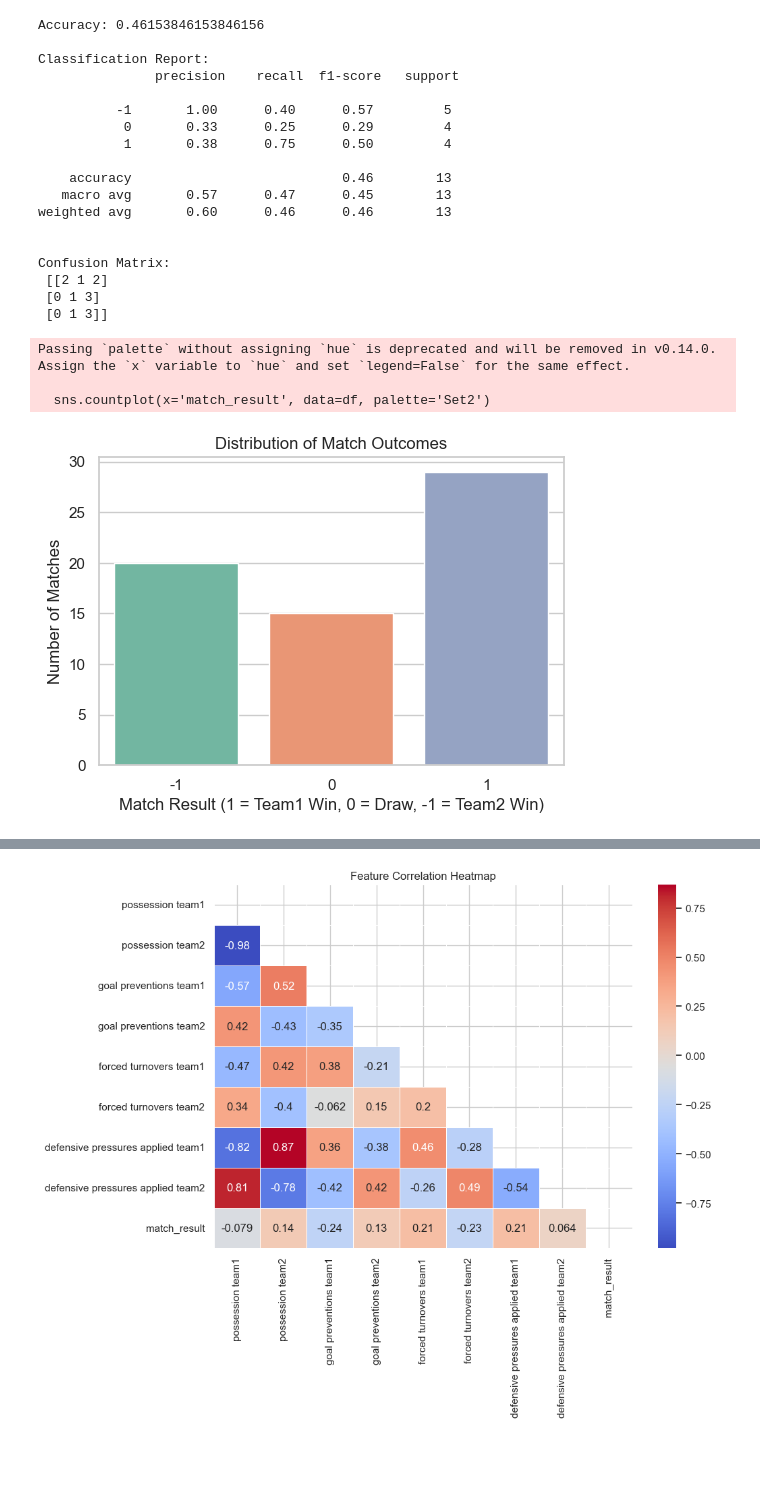
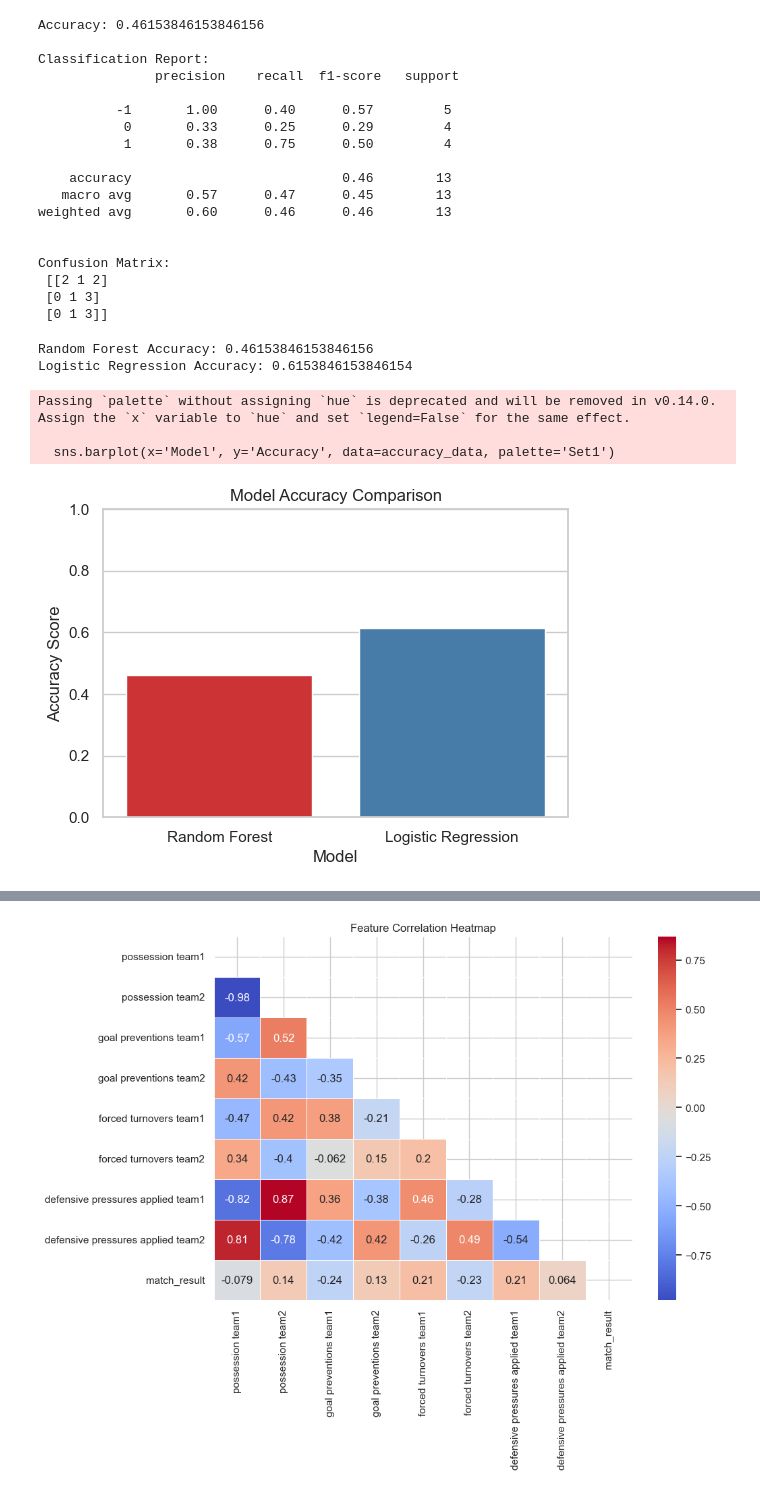
Before and after one commit to AquilIqbal/ostds_mini_project, a Jupyter notebook: fifa_analysis.ipynb, the cells around one changed output, grey strips where cells are left out. Saved outputs shown, nothing was run; the diff lists cells and outputs as text; code cells hidden in the pictures; blank space fills up the shorter version.

```diff
--- a/fifa_analysis.ipynb
+++ b/fifa_analysis.ipynb
@@ -98,17 +127,37 @@ Confusion Matrix:
  [[2 1 2]
  [0 1 3]
  [0 1 3]]
-# %%
-# Match outcome distribution: 1 = Team1 wins, 0 = Draw, -1 = Team2 wins
-sns.set(style="whitegrid")
-plt.figure(figsize=(6, 4))
-sns.countplot(x='match_result', data=df, palette='Set2')
-plt.title("Distribution of Match Outcomes")
-plt.xlabel("Match Result (1 = Team1 Win, 0 = Draw, -1 = Team2 Win)")
-plt.ylabel("Number of Matches")
-plt.show()
-# %% [output]
-Passing `palette` without assigning `hue` is deprecated and will be removed in v0.14.0. Assign the `x` variable to `hue` and set `legend=False` for the same effect.
-
-  sns.countplot(x='match_result', data=df, palette='Set2')
-[figure, removed]
+# %%
+from sklearn.linear_model import LogisticRegression
+
+# Logistic Regression
+log_model = LogisticRegression(max_iter=1000)
+log_model.fit(X_train_scaled, y_train)
+log_pred = log_model.predict(X_test_scaled)
+
+# Evaluate both models
+rf_acc = accuracy_score(y_test, y_pred)
+log_acc = accuracy_score(y_test, log_pred)
+
+print("Random Forest Accuracy:", rf_acc)
+print("Logistic Regression Accuracy:", log_acc)
+# %% [output]
+Random Forest Accuracy: 0.46153846153846156
+Logistic Regression Accuracy: 0.6153846153846154
+# %%
+accuracy_data = pd.DataFrame({
+    'Model': ['Random Forest', 'Logistic Regression'],
+    'Accuracy': [rf_acc, log_acc]
+})
+
+plt.figure(figsize=(6, 4))
+sns.barplot(x='Model', y='Accuracy', data=accuracy_data, palette='Set1')
+plt.ylim(0, 1)
+plt.title("Model Accuracy Comparison")
+plt.ylabel("Accuracy Score")
+plt.show()
+# %% [output]
+Passing `palette` without assigning `hue` is deprecated and will be removed in v0.14.0. Assign the `x` variable to `hue` and set `legend=False` for the same effect.
+
+  sns.barplot(x='Model', y='Accuracy', data=accuracy_data, palette='Set1')
+[figure, added]
```
Also changed, not shown: parts of 8 cells of this notebook, 2 other files.
